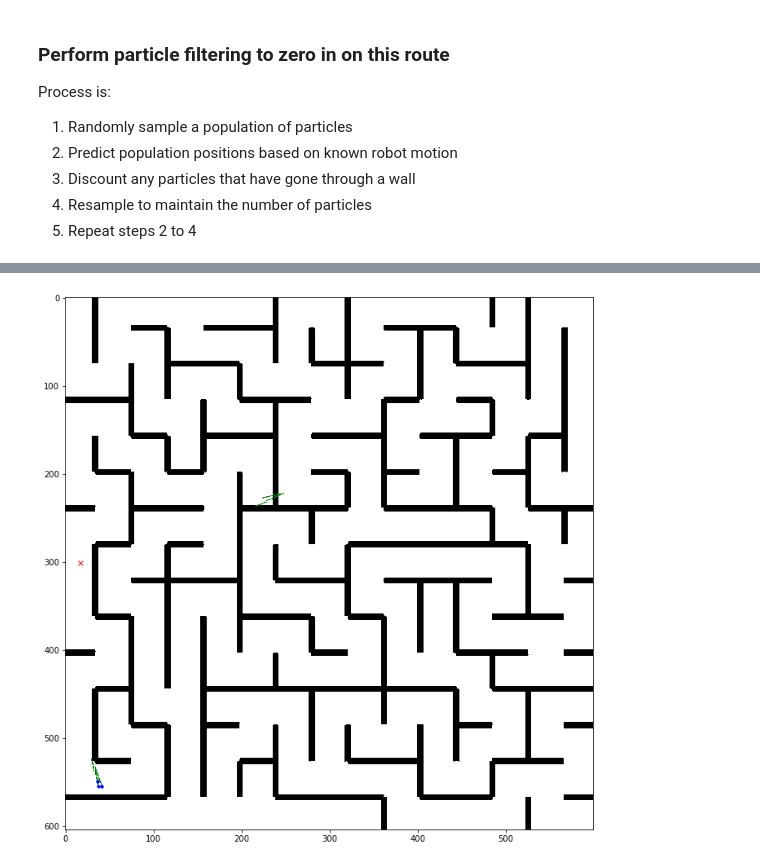
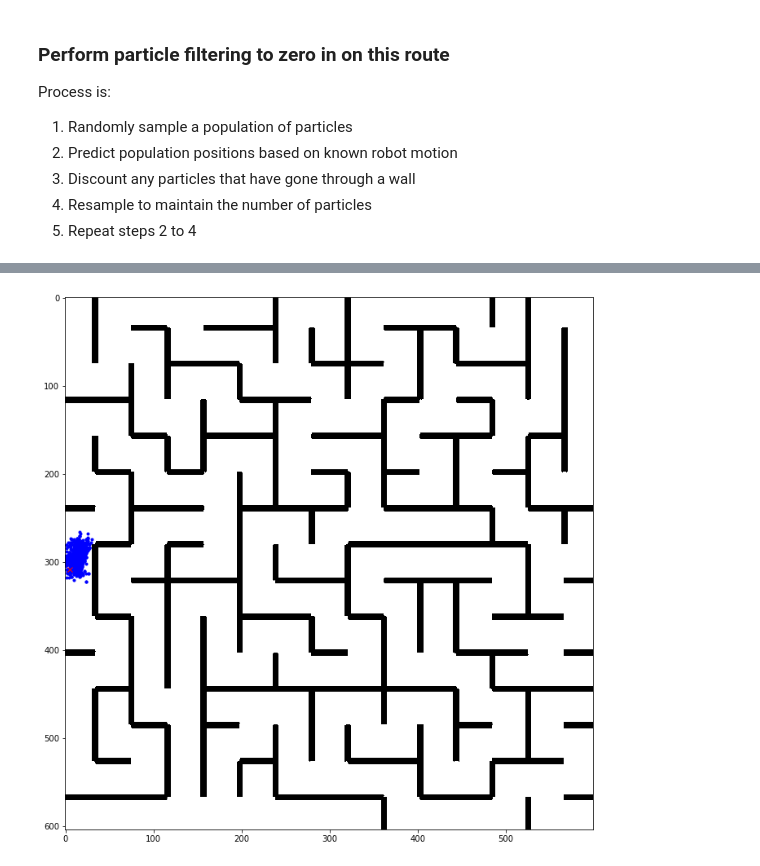
Before and after one commit to dcmchwin/particle_filter, a Jupyter notebook: notebooks/Particle Filter.ipynb, the cells around one changed output, grey strips where cells are left out. Drawn from its saved outputs; the diff is of its cells as text; code cells hidden in the pictures.

Commit message:
demo of particle filter sort of working but with cheat positions needed

```diff
--- a/notebooks/Particle Filter.ipynb
+++ b/notebooks/Particle Filter.ipynb
@@ -117,67 +117,79 @@ Process is:
 %matplotlib inline
 
 # init population
-n_particles = 5
+n_particles = 1000
 
 pop = fl.generate_particles(le_map, n_particles)
 
+# CHEAT - put the first true position in a couple of particles
+n_cheat = 2
+pop[:n_cheat, :] = np.tile(state_history[0, :], (n_cheat, 1))
+
 # Setup visualisation
+tic = time.time()
 fig, ax = plt.subplots(figsize=(14, 12))
 ax.imshow(im, cmap='Greys')
+ax.plot(pop[:, 2], pop[:, 1], 'b.')
 ax.plot(route[0, 1], route[0, 0], 'rx')
-ax.plot(pop[:, 2], pop[:, 1], 'b.')
 plt.title('Route through maze', fontsize=18)
 display.display(plt.gcf())
-
-print('Press any key to move on to next iteration')
+toc =  time.time()
+display_time = toc - tic
 
 err = None
-input(' ')
+
+predict_time = []
+update_time = []
+
+n_updates_max = route.shape[0] - 1
+n_updates = min(n_updates_max, 100)
 
 # Perform prediction
-for i in range(0, 3):
+for i in range(0, n_updates):
 
-    ax.clear()
-    display.clear_output(wait=True)
+    try:
 
-    # Do update for next step
-    if i != route.shape[0]:
+        ax.clear()
+        display.clear_output(wait=True)
 
-        u = process_model[i, :]
+        # Do update for next step
+        if i != n_updates:
 
-        tic = time.time()
+            u = process_model[i, :]
+
+            tic = time.time()
+            pop = fl.predict(pop, u, Q, le_map, dt=dt)
+            toc = time.time()
+            t_predict = toc - tic
+            predict_time.append(t_predict)
+
+            tic = time.time()
+            pop = fl.update(pop)
+            toc = time.time()
+            t_update = toc - tic
+            update_time.append(t_update)
+
+        # Pause for effect
+        time.sleep(max(0.4 - t_predict - t_update, 0))
+
+        tic =  time.time()
+        ax.imshow(im, cmap='Greys')
+        ax.plot(pop[:, 2], pop[:, 1], 'b.')
+        ax.plot(route[i+1, 1], route[i+1, 0], 'rx')
+        display.display(plt.gcf())
+        toc =  time.time()
+        display_time = toc - tic
+
+    except ValueError as e:
+        err = e
+        break
 
 
-        pop, debug_info = fl.predict(pop, u, Q, le_map, dt=dt)
+predict_time = np.array(predict_time) * 10000 / n_particles
+update_time = np.array(update_time) * 10000 / n_particles
 
-
-        toc = time.time()
-
-        tic = time.time()
-
-        try:
-            pop = fl.update(pop)
-        except ValueError as e:
-            err = e
-
-        toc = time.time()
-
-        track = debug_info['track']
-        tracks_to_plot = np.concatenate(track, axis=1)
-        ax.plot(tracks_to_plot[1, :], tracks_to_plot[0, :], 'g,')
-
-#     time.sleep(2)
-
-    ax.imshow(im, cmap='Greys')
-    ax.plot(route[i, 1], route[i, 0], 'rx')
-    ax.plot(pop[:, 2], pop[:, 1], 'b.')
-    if i != route.shape[0]:
-        print(track.shape)
-        print(tracks_to_plot.shape)
-    display.display(plt.gcf())
-
-    if err is not None:
-        raise err
-
-    input(' ')
+print('Mean and median prediction times per 10000 particles: {} {}'.
+      format(np.mean(predict_time), np.median(predict_time)))
+print('Mean and median update times per 10000 particles: {} {}'.
+      format(np.mean(update_time), np.median(update_time)))
 # %% [output]
@@ -199 +199 @@ Track start positions in is_obstructed:
-[figure, old version]
+[figure, new version]
```
Also changed, not shown: parts of 3 cells of this notebook, 1 other file.
